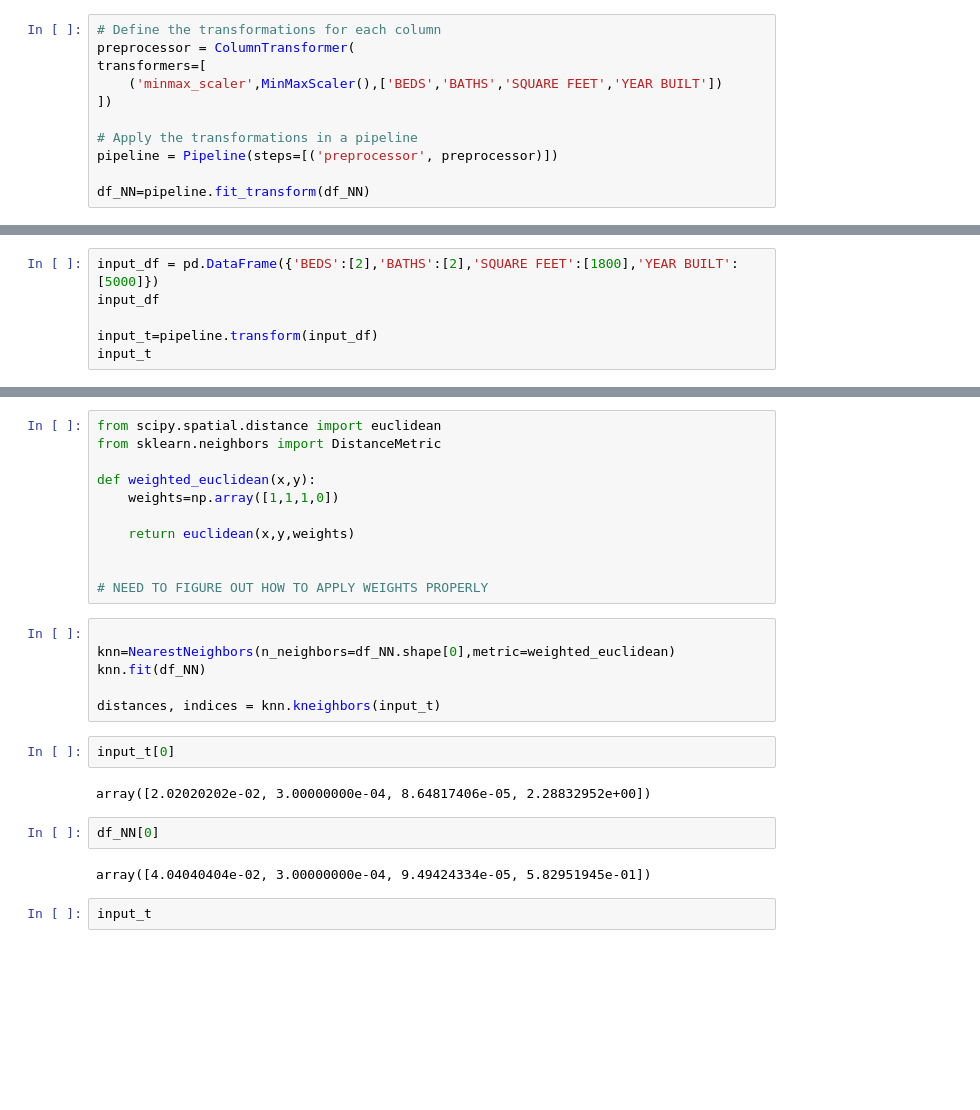
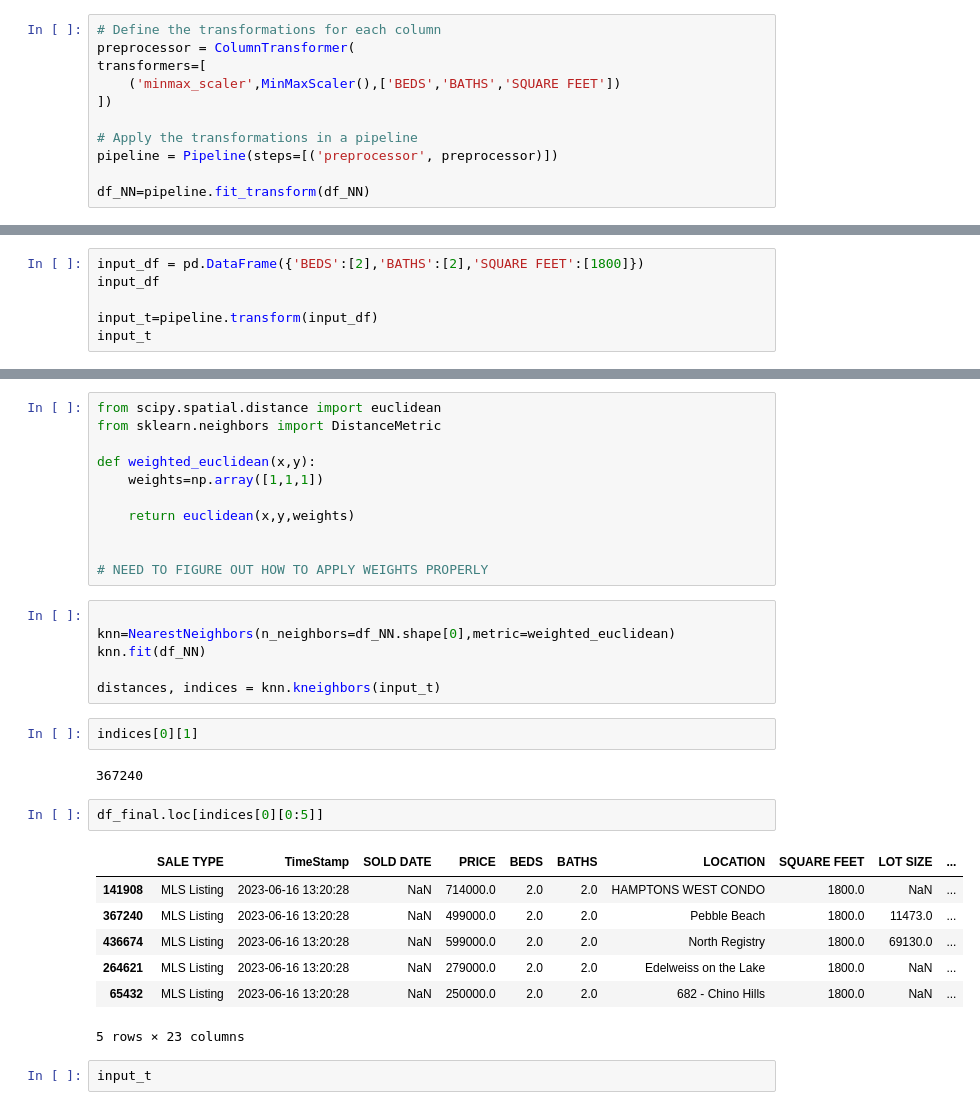
Before and after one commit to clearboxco/FYH-model, a Jupyter notebook: ML_tests_4_recs.ipynb, the cells around one changed output, grey strips where cells are left out. Saved outputs shown, nothing was run; the diff lists cells and outputs as text; blank space fills up the shorter version.

```diff
--- a/ML_tests_4_recs.ipynb
+++ b/ML_tests_4_recs.ipynb
@@ -253,7 +269,7 @@ df_NN=df_final[['BEDS','BATHS','SQUARE FEET','YEAR BUILT']]
 # Define the transformations for each column
 preprocessor = ColumnTransformer(
 transformers=[
-    ('minmax_scaler',MinMaxScaler(),['BEDS','BATHS','SQUARE FEET','YEAR BUILT'])
+    ('minmax_scaler',MinMaxScaler(),['BEDS','BATHS','SQUARE FEET'])
 ])
 
 # Apply the transformations in a pipeline
@@ -263,7 +279,7 @@ df_NN=pipeline.fit_transform(df_NN)
 # %% [markdown]
 ### Need to reduce impact of Year Built, so will probably require custom distance func
 # %%
-input_df = pd.DataFrame({'BEDS':[2],'BATHS':[2],'SQUARE FEET':[1800],'YEAR BUILT':[5000]})
+input_df = pd.DataFrame({'BEDS':[2],'BATHS':[2],'SQUARE FEET':[1800]})
 input_df
 
 input_t=pipeline.transform(input_df)
@@ -279,7 +295,7 @@ from scipy.spatial.distance import euclidean
 from sklearn.neighbors import DistanceMetric
 
 def weighted_euclidean(x,y):
-    weights=np.array([1,1,1,0])
+    weights=np.array([1,1,1])
 
     return euclidean(x,y,weights)
 
@@ -291,14 +307,20 @@ knn=NearestNeighbors(n_neighbors=df_NN.shape[0],metric=weighted_euclidean)
 knn.fit(df_NN)
 
 distances, indices = knn.kneighbors(input_t)
-# %%
-input_t[0]
-# %% [output]
-array([2.02020202e-02, 3.00000000e-04, 8.64817406e-05, 2.28832952e+00])
-# %%
-df_NN[0]
-# %% [output]
-array([4.04040404e-02, 3.00000000e-04, 9.49424334e-05, 5.82951945e-01])
+# %%
+indices[0][1]
+# %% [output]
+367240
+# %%
+df_final.loc[indices[0][0:5]]
+# %% [output]
+|  | SALE TYPE | TimeStamp | SOLD DATE | PRICE | BEDS | BATHS | LOCATION | SQUARE FEET | LOT SIZE | ... |
+| 141908 | MLS Listing | 2023-06-16 13:20:28 | NaN | 714000.0 | 2.0 | 2.0 | HAMPTONS WEST CONDO | 1800.0 | NaN | ... |
+| 367240 | MLS Listing | 2023-06-16 13:20:28 | NaN | 499000.0 | 2.0 | 2.0 | Pebble Beach | 1800.0 | 11473.0 | ... |
+| 436674 | MLS Listing | 2023-06-16 13:20:28 | NaN | 599000.0 | 2.0 | 2.0 | North Registry | 1800.0 | 69130.0 | ... |
+| 264621 | MLS Listing | 2023-06-16 13:20:28 | NaN | 279000.0 | 2.0 | 2.0 | Edelweiss on the Lake | 1800.0 | NaN | ... |
+| 65432 | MLS Listing | 2023-06-16 13:20:28 | NaN | 250000.0 | 2.0 | 2.0 | 682 - Chino Hills | 1800.0 | NaN | ... |
+5 rows × 23 columns
 # %%
 input_t
 # %% [output]
```
Also changed, not shown: parts of 6 cells of this notebook, 5 other files.
